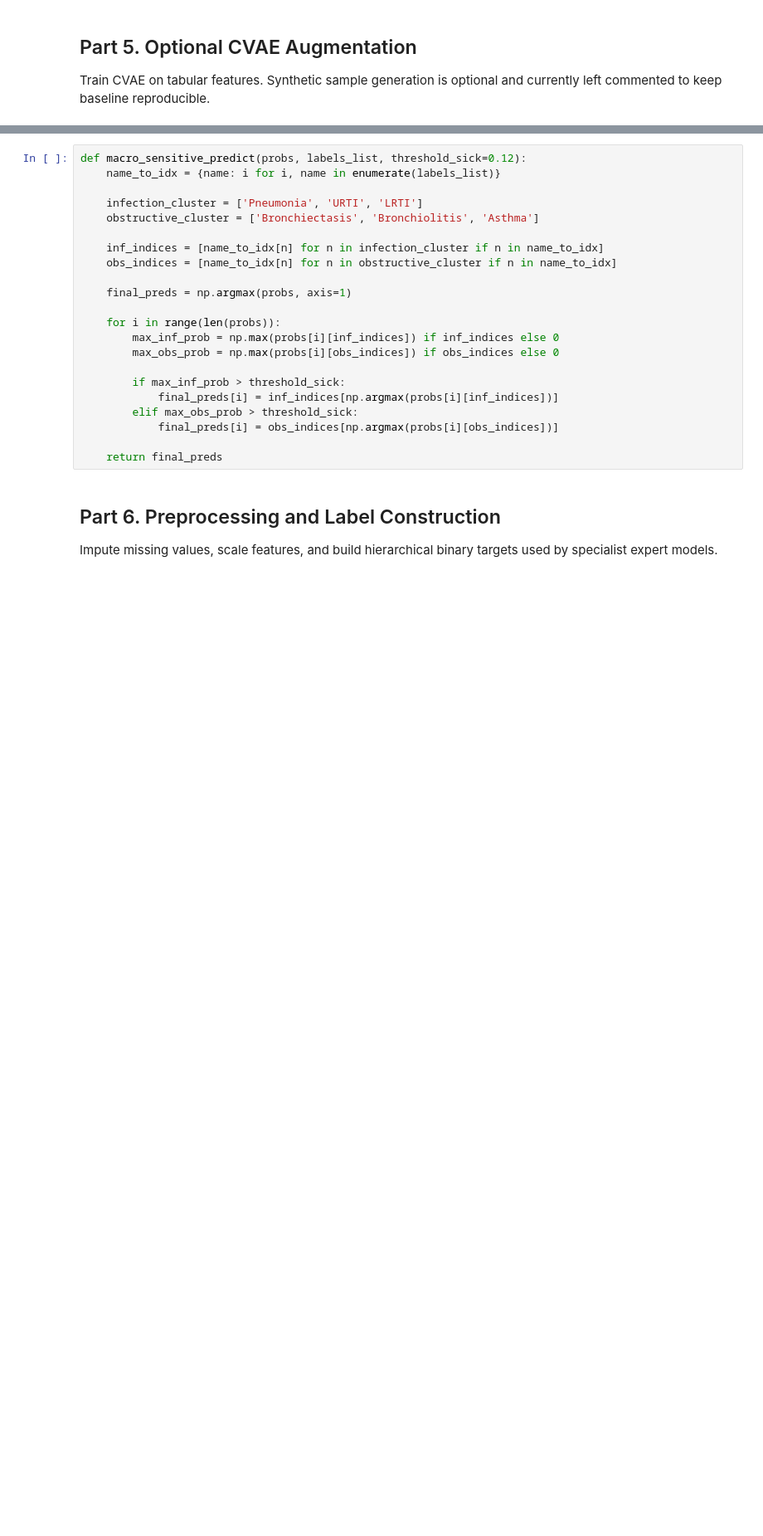
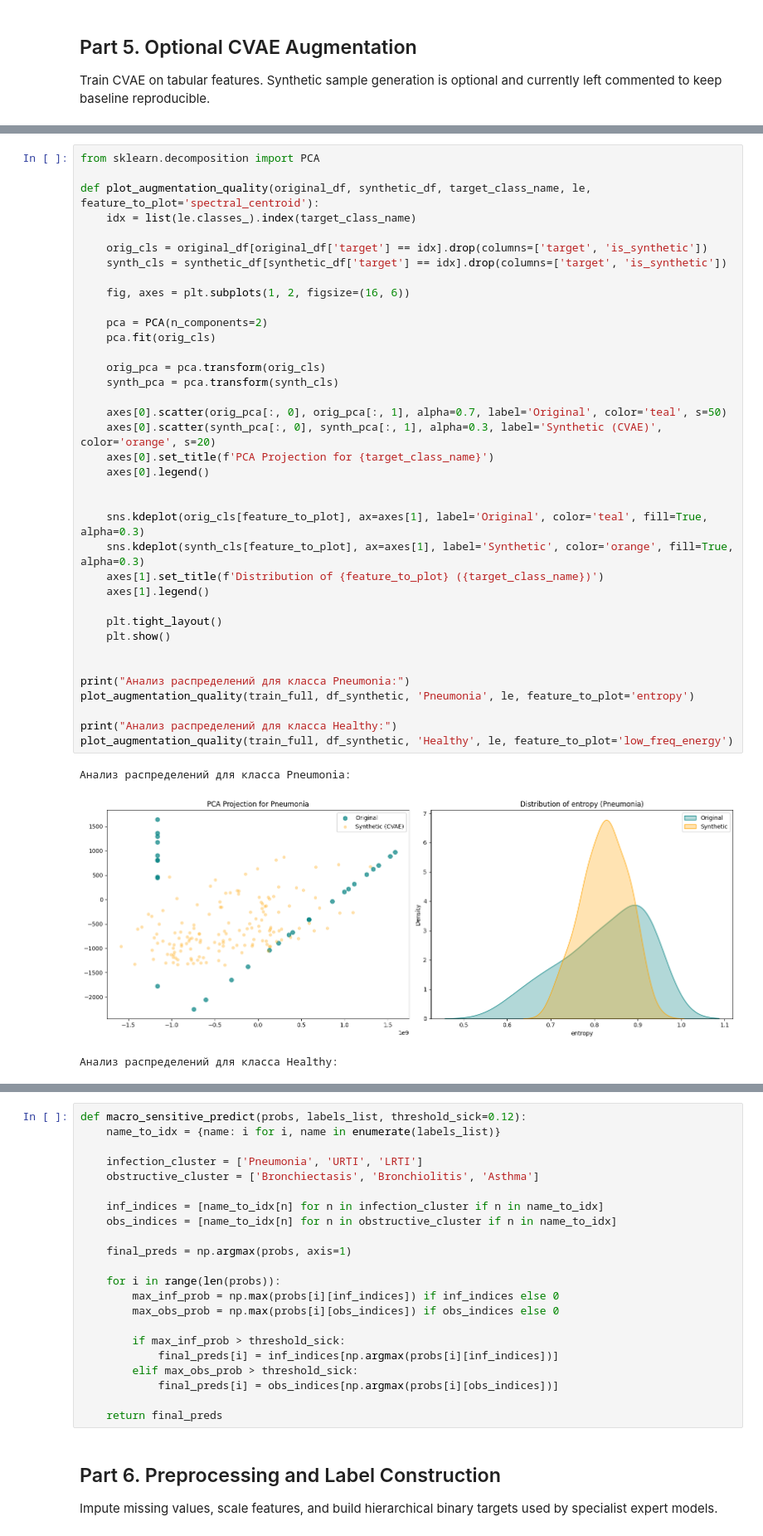
Before and after one commit to incRED1bl/course_paper, a Jupyter notebook: colab/model/model.ipynb, the cells around one changed output, grey strips where cells are left out. Shown at 83% size. Saved outputs shown, nothing was run; the diff lists cells and outputs as text; blank space fills up the shorter version.

```diff
--- a/colab/model/model.ipynb
+++ b/colab/model/model.ipynb
@@ -298,0 +369,41 @@ cvae_model = train_cvae_module(
+# %%
+from sklearn.decomposition import PCA
+
+def plot_augmentation_quality(original_df, synthetic_df, target_class_name, le, feature_to_plot='spectral_centroid'):
+    idx = list(le.classes_).index(target_class_name)
+
+    orig_cls = original_df[original_df['target'] == idx].drop(columns=['target', 'is_synthetic'])
+    synth_cls = synthetic_df[synthetic_df['target'] == idx].drop(columns=['target', 'is_synthetic'])
+
+    fig, axes = plt.subplots(1, 2, figsize=(16, 6))
+
+    pca = PCA(n_components=2)
+    pca.fit(orig_cls)
+
+    orig_pca = pca.transform(orig_cls)
+    synth_pca = pca.transform(synth_cls)
+
+    axes[0].scatter(orig_pca[:, 0], orig_pca[:, 1], alpha=0.7, label='Original', color='teal', s=50)
+    axes[0].scatter(synth_pca[:, 0], synth_pca[:, 1], alpha=0.3, label='Synthetic (CVAE)', color='orange', s=20)
+    axes[0].set_title(f'PCA Projection for {target_class_name}')
+    axes[0].legend()
+
+
+    sns.kdeplot(orig_cls[feature_to_plot], ax=axes[1], label='Original', color='teal', fill=True, alpha=0.3)
+    sns.kdeplot(synth_cls[feature_to_plot], ax=axes[1], label='Synthetic', color='orange', fill=True, alpha=0.3)
+    axes[1].set_title(f'Distribution of {feature_to_plot} ({target_class_name})')
+    axes[1].legend()
+
+    plt.tight_layout()
+    plt.show()
+
+
+print("Анализ распределений для класса Pneumonia:")
+plot_augmentation_quality(train_full, df_synthetic, 'Pneumonia', le, feature_to_plot='entropy')
+
+print("Анализ распределений для класса Healthy:")
+plot_augmentation_quality(train_full, df_synthetic, 'Healthy', le, feature_to_plot='low_freq_energy')
+# %% [output]
+Анализ распределений для класса Pneumonia:
+[figure, added]
+Анализ распределений для класса Healthy:
```
Also changed, not shown: parts of 20 cells of this notebook.
